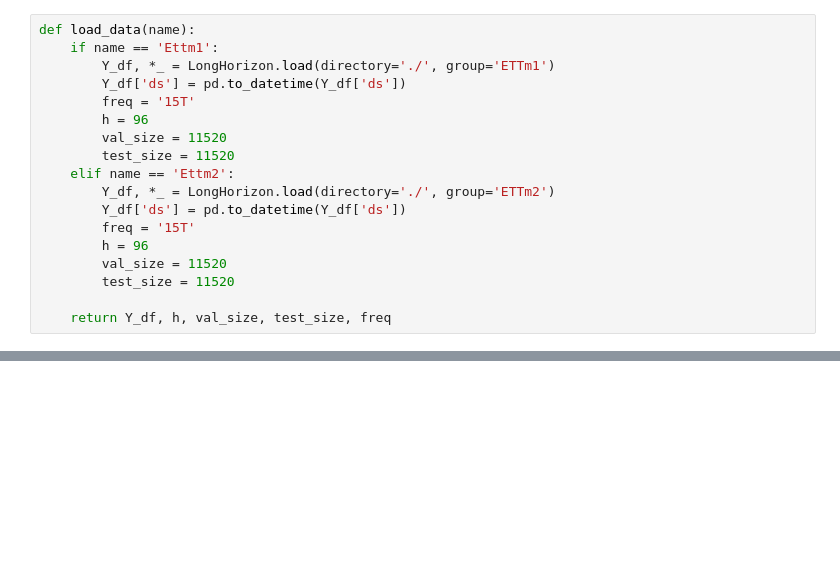
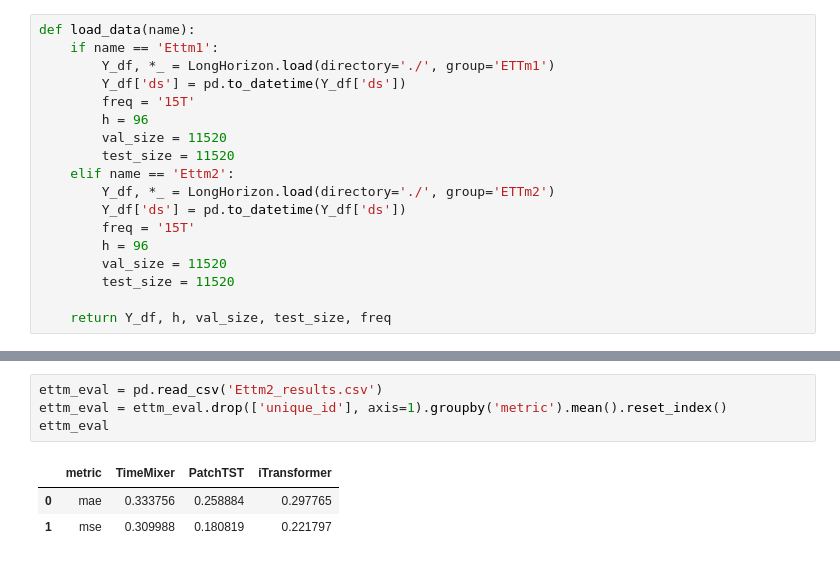
Before and after one commit to marcopeix/time-series-analysis, a Jupyter notebook: timemixer_blog.ipynb, the cells around one changed output, grey strips where cells are left out. Cells and saved outputs as stored; diff of their text form; blank space fills up the shorter version.

```diff
--- a/timemixer_blog.ipynb
+++ b/timemixer_blog.ipynb
@@ -168,0 +285,8 @@ for dataset in DATASETS:
+# %%
+ettm_eval = pd.read_csv('Ettm2_results.csv')
+ettm_eval = ettm_eval.drop(['unique_id'], axis=1).groupby('metric').mean().reset_index()
+ettm_eval
+# %% [output]
+|  | metric | TimeMixer | PatchTST | iTransformer |
+| 0 | mae | 0.333756 | 0.258884 | 0.297765 |
+| 1 | mse | 0.309988 | 0.180819 | 0.221797 |
```
Also changed, not shown: parts of 3 cells of this notebook.
